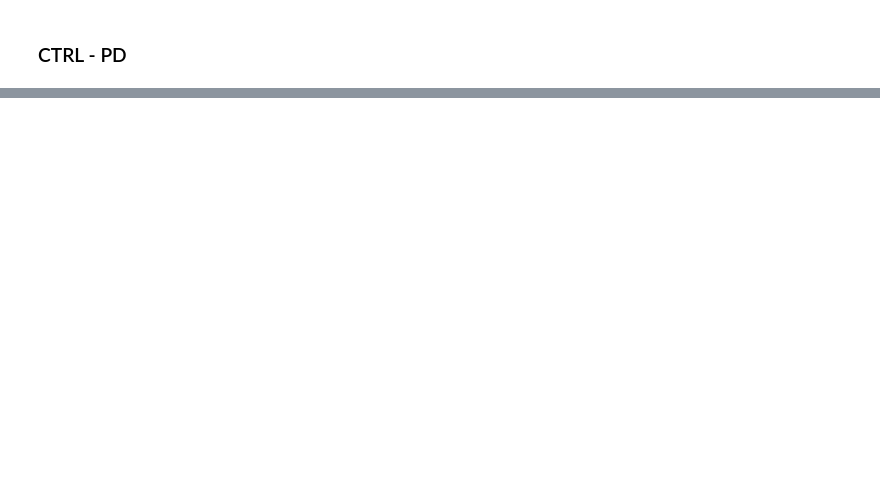
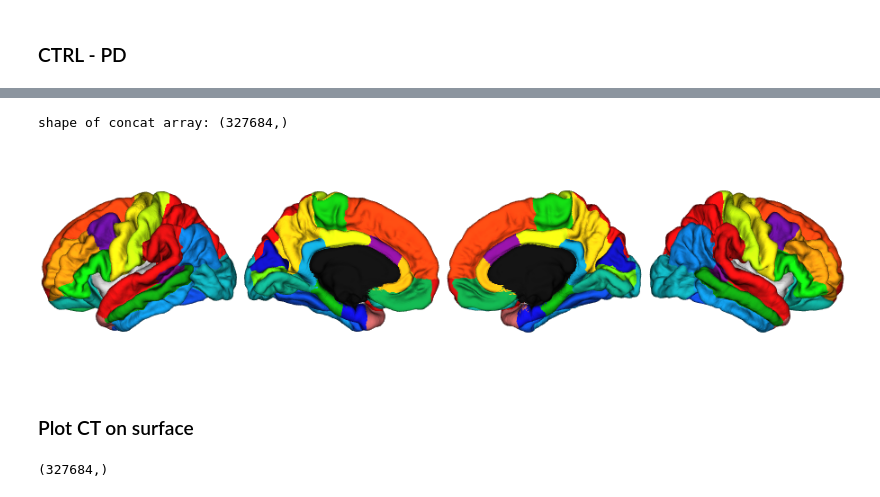
Before and after one commit to nipoppy/nipoppy, a Jupyter notebook: analysis/CT/notebooks/FS_stats.ipynb, the cells around one changed output, grey strips where cells are left out. Cells and saved outputs as stored; diff of their text form; code cells hidden in the pictures; blank space fills up the shorter version.

```diff
--- a/analysis/CT/notebooks/FS_stats.ipynb
+++ b/analysis/CT/notebooks/FS_stats.ipynb
@@ -254,7 +370,8 @@ sns.set(font_scale=2)
 # %%
-fwhm_list = [5] #[0,5,10]
+fwhm_list = [10] #[0,5,10]
 DX_groups = ["CTRL","PD"]
 hemi_list = ["lh", "rh"]
+vmax = 4.3
 
 for fwhm in fwhm_list:
     for i, group in enumerate(DX_groups):
@@ -278,16 +395,18 @@ for fwhm in fwhm_list:
             with sns.axes_style("white"):
                 plotting.plot_surf_stat_map(
                     fs_surf, stat_map, hemi=hemisphere, view=view,  title=f'{hemi} hemisphere', bg_map=bg_map,
-                    colorbar=True, threshold=1, vmax=4.3, output_file=fig_file, cmap=cmap, figure=fig
+                    colorbar=True, threshold=1, vmax=vmax, output_file=fig_file, cmap=cmap, figure=fig
             )
 
 #bg_map=bg_map,vmax=4.5,
 # %% [markdown]
 ### CTRL - PD
 # %%
-fwhm = 5
+fwhm = 10
 cmap = "Spectral"
 hemi_list = ["lh", "rh"]
+vmax = 0.35
+threshold = 0.1
 
 for j, hemi in enumerate(hemi_list):
     CT_img_CTRL = nib.load(f"{FS_surf_dir}{hemi}_surf_concat_CTRL_{fwhm}mm.mgh")
@@ -312,5 +431,5 @@ for j, hemi in enumerate(hemi_list):
     with sns.axes_style("white"):
         plotting.plot_surf_stat_map(
             fs_surf, stat_map, hemi=hemisphere, view=view,  title=f'{hemi} hemisphere', bg_map=bg_map,
-            colorbar=True, threshold=0.15, output_file=fig_file, cmap=cmap, figure=fig
+            colorbar=True, threshold=threshold, vmax=vmax, output_file=fig_file, cmap=cmap, figure=fig
         )
@@ -316,0 +452,52 @@ for j, hemi in enumerate(hemi_list):
+# %%
+template_surface = "fsaverage" # "fsaverage" or "fsaverage5"
+annot = "aparc"
+
+if template_surface == "fsaverage":
+    fsaverage_dir = "/home/nikhil/projects/Parkinsons/qpn/derivatives/freesurfer/v6.0.1/output/ses-01/fsaverage/"
+    annot_dir = f"{fsaverage_dir}/label/"
+
+else:
+    fsaverage_dir = "/home/nikhil/projects/neuroinformatics_tools/micapipe/surfaces/fsaverage5/"
+    annot_dir = "/home/nikhil/projects/neuroinformatics_tools/micapipe/parcellations/"
+
+surf_dir = f"{fsaverage_dir}/surf/"
+
+pial_lh = read_surface(f"{surf_dir}/lh.pial", itype='fs')
+pial_rh = read_surface(f"{surf_dir}/rh.pial", itype='fs')
+
+
+if annot in ["aparc", "aparc.a2009s", "Yeo2011_7Networks_N1000", "Yeo2011_17Networks_N1000"]:
+    annot_lh= f"{annot_dir}/lh.{annot}.annot"
+    annot_rh= f"{annot_dir}/rh.{annot}.annot"
+else:
+    annot_lh= f"{annot_dir}/lh.{annot}_mics.annot"
+    annot_rh= f"{annot_dir}/rh.{annot}_mics.annot"
+
+label = np.concatenate((nib.freesurfer.read_annot(annot_lh)[0], nib.freesurfer.read_annot(annot_rh)[0]), axis=0)
+
+print(f"shape of concat array: {label.shape}")
+# %% [output]
+shape of concat array: (327684,)
+# %%
+# plot labels on surface
+plot_hemispheres(pial_lh, pial_rh, array_name=label, size=(900, 250), zoom=1.25, embed_nb=True, interactive=False, share='both',
+                 nan_color=(0, 0, 0, 1), cmap='nipy_spectral', transparent_bg=False)
+# %% [output]
+[figure, added]
+# %% [markdown]
+### Plot CT on surface
+# %%
+hemi_list = ["lh", "rh"]
+group = "PD"
+fwhm = 10
+hemi_CT_list = []
+for j, hemi in enumerate(hemi_list):
+    CT_img = nib.load(f"{FS_surf_dir}{hemi}_surf_concat_{group}_{fwhm}mm.mgh")
+    avg_CT = np.squeeze(np.mean(CT_img.get_fdata(),axis=3))
+    hemi_CT_list.append(np.expand_dims(avg_CT,1))
+
+th_fs5_10mm = np.squeeze(np.concatenate(hemi_CT_list, axis=0))
+th_fs5_10mm.shape
+# %% [output]
+(327684,)
```
Also changed, not shown: parts of 23 cells of this notebook.
